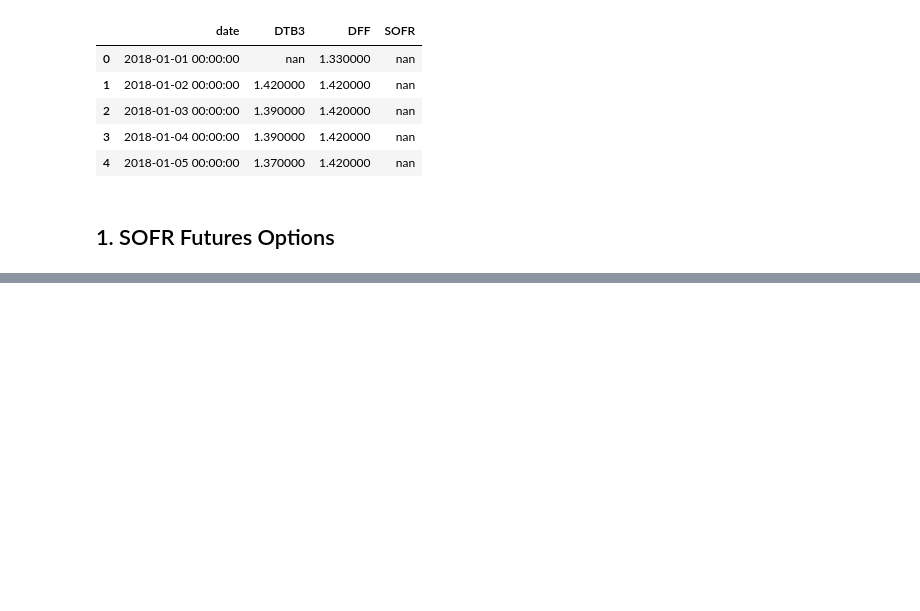
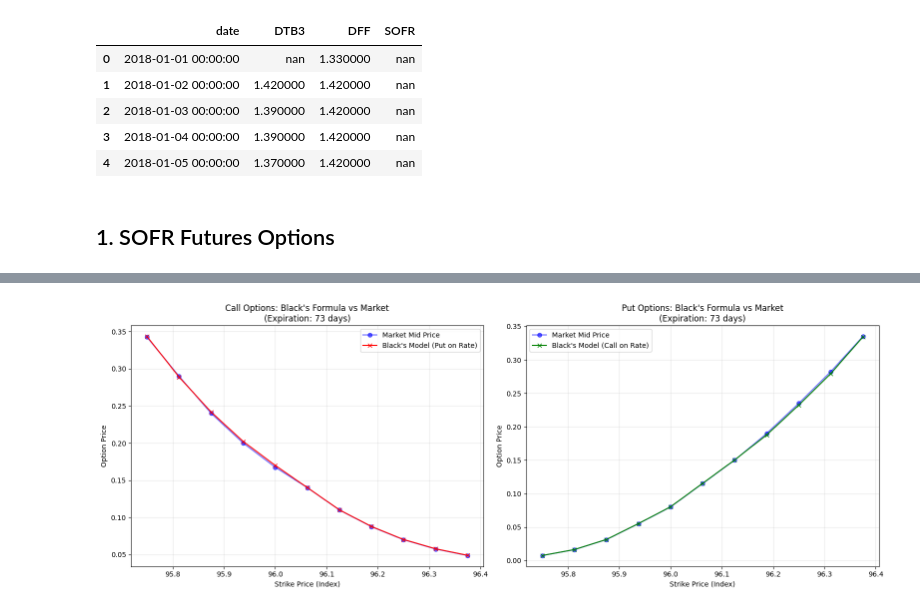
Before and after one commit to DipeshGhimire/FinMath-FixedIncomeDerivatives, a Jupyter notebook: options_on_rates_and_bonds/blacks_formula_for_options_on_futures.ipynb, the cells around one changed output, grey strips where cells are left out. Drawn from its saved outputs; the diff is of its cells as text; code cells hidden in the pictures; blank space fills up the shorter version.

Commit message:
Changes to be committed: 	modified:   options_on_rates_and_bonds/blacks_formula_for_options_on_futures.ipynb

```diff
--- a/options_on_rates_and_bonds/blacks_formula_for_options_on_futures.ipynb
+++ b/options_on_rates_and_bonds/blacks_formula_for_options_on_futures.ipynb
@@ -75,0 +166,85 @@ Historical Reference Rates
+# %%
+# Black's Formula for Calls on Rates
+def black_call(F, K, T, r, sigma):
+    d1 = (np.log(F / K) + 0.5 * sigma**2 * T) / (sigma * np.sqrt(T))
+    d2 = d1 - sigma * np.sqrt(T)
+    return np.exp(-r * T) * (F * norm.cdf(d1) - K * norm.cdf(d2))
+
+# Convert Futures Prices into rate for every row.
+calls_calc['F_rate'] = (100 - F_price) / 100.0
+calls_calc['K_rate'] = (100 - calls_calc['strike price']) / 100.0
+
+# Convert days to expiration into fraction of a year.
+calls_calc['T_years'] = calls_calc['days to expiration'] / 365.0
+
+# Calculate model price for each call: price a Put on Rates using Black's formula.
+calls_calc['model_price'] = calls_calc.apply(
+    lambda row: black_put(
+        row['F_rate'],
+        row['K_rate'],
+        row['T_years'],
+        float(row['finance rate']),
+        float(row['implied vol'])
+    ) * 100, axis=1
+)
+
+# Convert Futures Prices into rate for every row.
+puts_calc = puts.copy()
+puts_calc['F_rate'] = (100 - F_price) / 100.0
+puts_calc['K_rate'] = (100 - puts_calc['strike price']) / 100.0
+
+# Convert days to expiration into fraction of a year.
+puts_calc['T_years'] = puts_calc['days to expiration'] / 365.0
+
+# Calculate model price for each put: price a Call on Rates using Black's formula.
+puts_calc['model_price'] = puts_calc.apply(
+    lambda row: black_call(
+        row['F_rate'],
+        row['K_rate'],
+        row['T_years'],
+        float(row['finance rate']),
+        float(row['implied vol'])
+    ) * 100, axis=1
+)
+
+# Plotting Call and Put Option Prices with Subplots, each with its own y-axis
+fig, axs = plt.subplots(1, 2, figsize=(16, 6), sharey=False)
+
+ax_call = axs[0]
+ax_call.plot(
+    calls_calc['strike price'],
+    (calls_calc['bid'] + calls_calc['ask']) / 2,
+    color='blue', marker='o', alpha=0.6, label='Market Mid Price'
+)
+ax_call.plot(
+    calls_calc['strike price'],
+    calls_calc['model_price'],
+    color='red', marker='x', label="Black's Model (Put on Rate)"
+)
+ax_call.set_title(f"Call Options: Black's Formula vs Market\n(Expiration: {calls_calc['days to expiration'].iloc[0]} days)")
+ax_call.set_xlabel('Strike Price (Index)')
+ax_call.set_ylabel('Option Price')
+ax_call.legend()
+ax_call.grid(True, alpha=0.3)
+
+ax_put = axs[1]
+ax_put.plot(
+    puts_calc['strike price'],
+    (puts_calc['bid'] + puts_calc['ask']) / 2,
+    color='blue', marker='o', alpha=0.6, label='Market Mid Price'
+)
+ax_put.plot(
+    puts_calc['strike price'],
+    puts_calc['model_price'],
+    color='green', marker='x', label="Black's Model (Call on Rate)"
+)
+ax_put.set_title(f"Put Options: Black's Formula vs Market\n(Expiration: {puts_calc['days to expiration'].iloc[0]} days)")
+ax_put.set_xlabel('Strike Price (Index)')
+ax_put.set_ylabel('Option Price')
+ax_put.legend()
+ax_put.grid(True, alpha=0.3)
+
+plt.tight_layout()
+plt.show()
+# %% [output]
+[figure, added]
```
Also changed, not shown: parts of 9 cells of this notebook.
